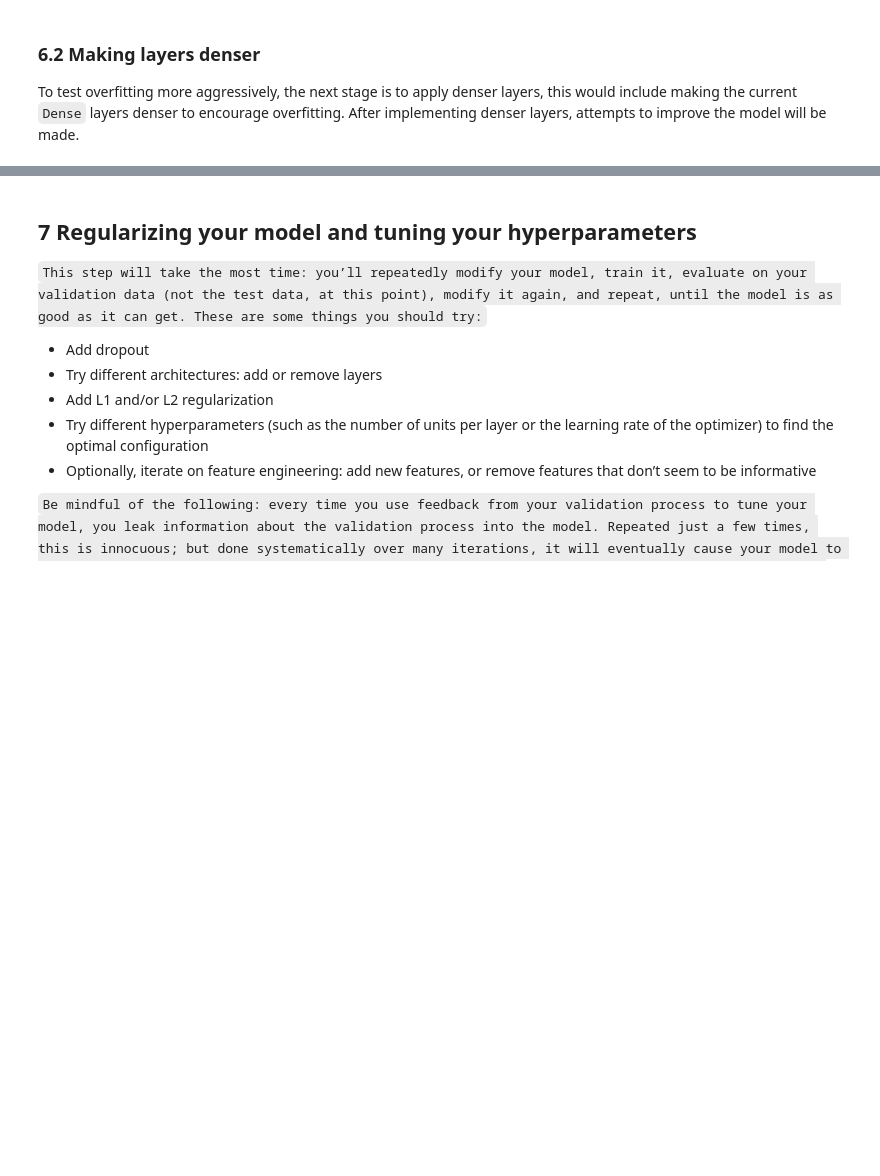
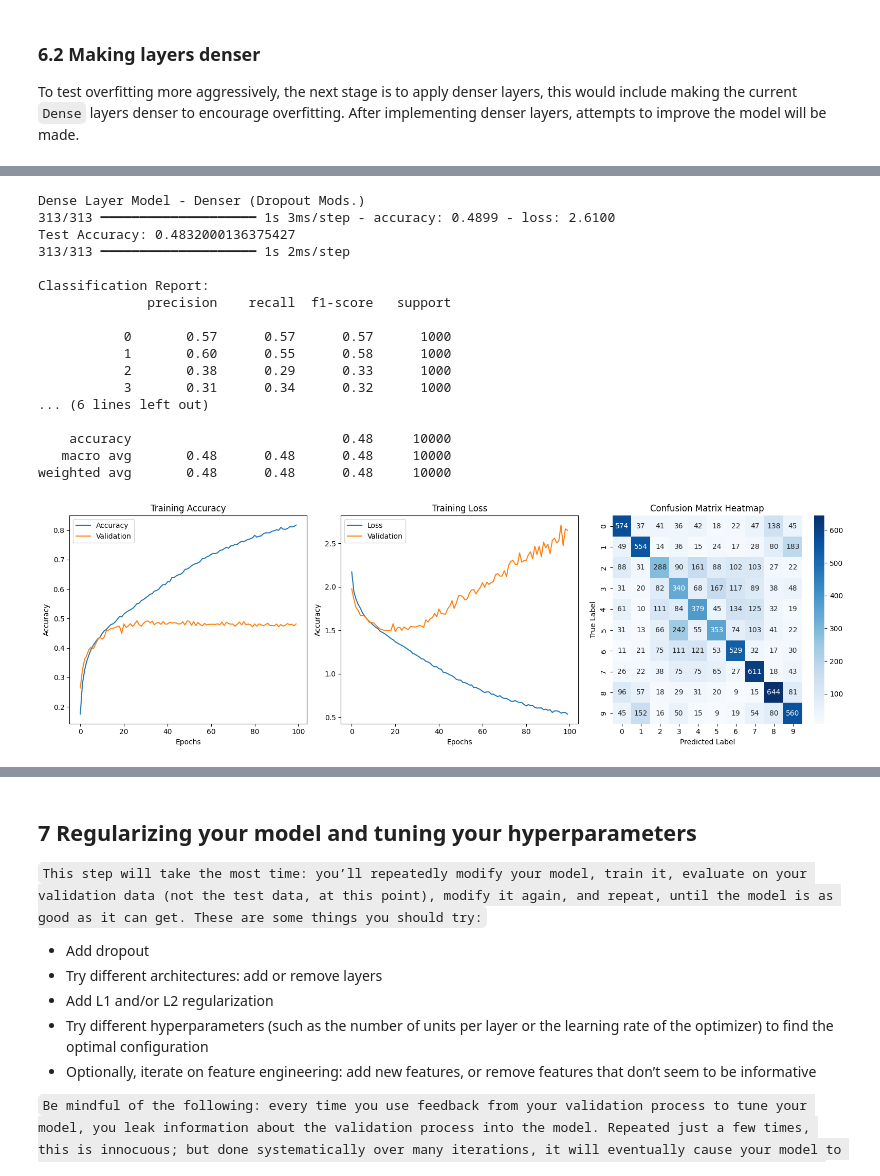
Before and after one commit to nekumonokat/ML_finals_project, a Jupyter notebook: mlnn_finals_project.ipynb, the cells around one changed output, grey strips where cells are left out. Drawn from its saved outputs; the diff is of its cells as text; code cells hidden in the pictures; blank space fills up the shorter version.

```diff
--- a/mlnn_finals_project.ipynb
+++ b/mlnn_finals_project.ipynb
@@ -1098,0 +1164,16 @@ With the reduction of early dropout rates,
+# %%
+model_of_denser4 = models.Sequential([
+    layers.Dense(2048, activation = "relu", input_shape = (32*32*3,)),
+    layers.Dense(1024, activation = "relu"),
+    layers.Dense(512, activation = "relu"),
+    layers.Dropout(0.2),
+    layers.Dense(256, activation = "relu"),
+    layers.Dropout(0.4),
+    layers.Dense(128, activation = "relu"),
+    layers.Dropout(0.6),
+    layers.Dense(10, activation = "softmax") # 10 classes
+])
+
+model_of_denser4.compile( optimizer = Adam(learning_rate = 0.001, decay = 1e-5),
+                          loss = "categorical_crossentropy", metrics = ["accuracy"] )
+history = model_of_denser4.fit(x_train, y_train, epochs = 100, batch_size = 128, validation_split = 0.2)
@@ -1098,0 +1198,22 @@ With the reduction of early dropout rates,
+# %%
+print("Dense Layer Model - Denser (Dropout Mods.)")
+disp_performance(model_of_denser4, history)
+# %% [output]
+Dense Layer Model - Denser (Dropout Mods.)
+313/313 ━━━━━━━━━━━━━━━━━━━━ 1s 3ms/step - accuracy: 0.4899 - loss: 2.6100
+Test Accuracy: 0.4832000136375427
+313/313 ━━━━━━━━━━━━━━━━━━━━ 1s 2ms/step
+
+Classification Report:
+              precision    recall  f1-score   support
+
+           0       0.57      0.57      0.57      1000
+           1       0.60      0.55      0.58      1000
+           2       0.38      0.29      0.33      1000
+           3       0.31      0.34      0.32      1000
+... (6 lines left out)
+
+    accuracy                           0.48     10000
+   macro avg       0.48      0.48      0.48     10000
+weighted avg       0.48      0.48      0.48     10000
+[figure, added]
```
Also changed, not shown: parts of 23 cells of this notebook.
